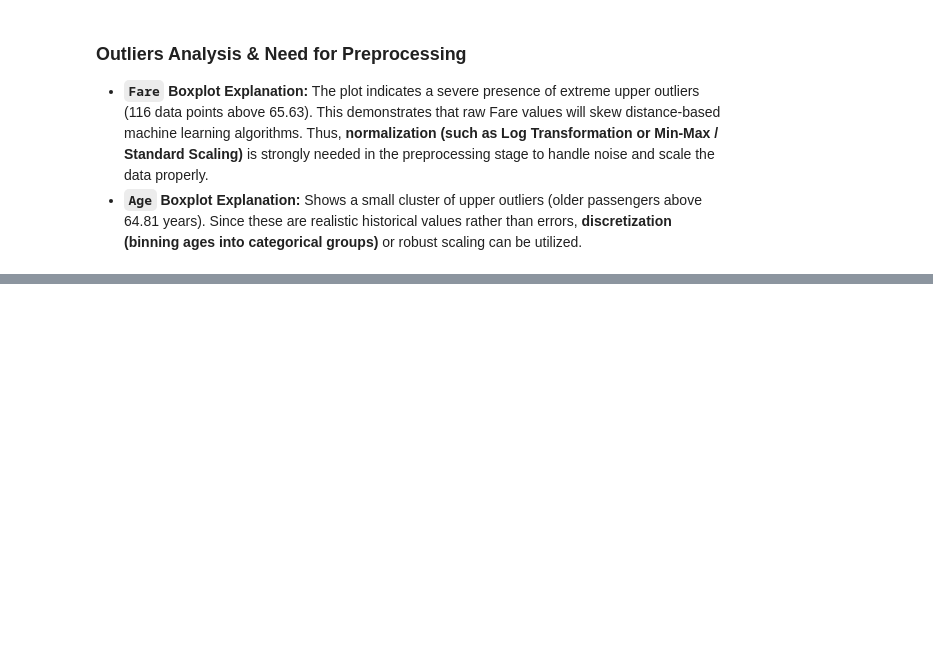
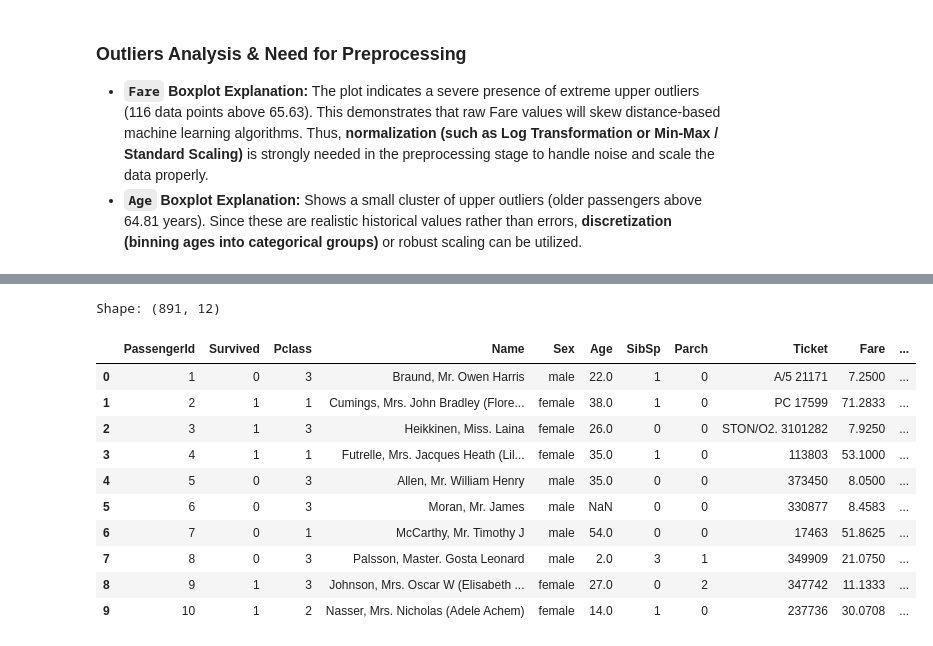
Before and after one commit to Razan445/IT326-Project, a Jupyter notebook: Phase2.ipynb, the cells around one changed output, grey strips where cells are left out. Drawn from its saved outputs; the diff is of its cells as text; code cells hidden in the pictures; blank space fills up the shorter version.

```diff
--- a/Phase2.ipynb
+++ b/Phase2.ipynb
@@ -107,3 +107,7 @@ Fare Outliers Count: 116 (Threshold: > 65.63)
 ### Outliers Analysis & Need for Preprocessing
 - **`Fare` Boxplot Explanation:** The plot indicates a severe presence of extreme upper outliers (116 data points above 65.63). This demonstrates that raw Fare values will skew distance-based machine learning algorithms. Thus, **normalization (such as Log Transformation or Min-Max / Standard Scaling)** is strongly needed in the preprocessing stage to handle noise and scale the data properly.
 - **`Age` Boxplot Explanation:** Shows a small cluster of upper outliers (older passengers above 64.81 years). Since these are realistic historical values rather than errors, **discretization (binning ages into categorical groups)** or robust scaling can be utilized.
+# %%
+import pandas as pd
+
+df = pd.read_csv("https://raw.githubusercontent.com/Razan445/IT326-Project/refs/heads/main/Dataset/Raw_dataset.csv")
@@ -109,0 +117,76 @@ Fare Outliers Count: 116 (Threshold: > 65.63)
+# %%
+# ===== 1. Snapshot of the raw dataset =====
+
+print("Shape:", df.shape)
+
+display(df.head(10))
+
+
+
+# ===== 2. Work on a copy (raw stays untouched) =====
+
+df_clean = df.copy()
+
+print("\nMissing values before:\n", df_clean.isnull().sum())
+
+print("\nDuplicates:", df_clean.duplicated().sum())
+
+
+
+# ===== 3. Handle missing values =====
+
+df_clean["Age"] = df_clean.groupby(["Sex", "Pclass"])["Age"].transform(lambda x: x.fillna(x.median()))
+
+
+
+df_clean["Embarked"] = df_clean["Embarked"].fillna(df_clean["Embarked"].mode()[0])
+
+df_clean = df_clean.drop(columns=["Cabin"])  # ~77% missing
+
+print("\nMissing values after:", df_clean.isnull().sum().sum())
+
+
+
+# ===== 4. Fare outliers (IQR + capping) =====
+
+q1, q3 = df_clean["Fare"].quantile([0.25, 0.75])
+max_limit = q3 + 1.5 * (q3 - q1)
+
+print(f"\nFare outliers: {(df_clean['Fare'] > max_limit).sum()}")
+
+print(f"Upper limit: {max_limit:.2f}")
+
+print("Max Fare before:", df_clean["Fare"].max())
+
+df_clean["Fare"] = df_clean["Fare"].clip(upper=max_limit)
+
+print("Max Fare after:", df_clean["Fare"].max())
+
+
+
+# ===== 5. Before / After summary =====
+
+print("\nRows before:", df.shape[0], "| after:", df_clean.shape[0])
+
+print("Columns before:", df.shape[1], "| after:", df_clean.shape[1])
+
+display(df_clean.head(10))
+
+
+
+# ===== 6. Save for Student 4 =====
+
+df_clean.to_csv("cleaned_step1.csv", index=False)
+# %% [output]
+Shape: (891, 12)
+|  | PassengerId | Survived | Pclass | Name | Sex | Age | SibSp | Parch | Ticket | Fare | ... |
+| 0 | 1 | 0 | 3 | Braund, Mr. Owen Harris | male | 22.0 | 1 | 0 | A/5 21171 | 7.2500 | ... |
+| 1 | 2 | 1 | 1 | Cumings, Mrs. John Bradley (Flore... | female | 38.0 | 1 | 0 | PC 17599 | 71.2833 | ... |
+| 2 | 3 | 1 | 3 | Heikkinen, Miss. Laina | female | 26.0 | 0 | 0 | STON/O2. 3101282 | 7.9250 | ... |
+| 3 | 4 | 1 | 1 | Futrelle, Mrs. Jacques Heath (Lil... | female | 35.0 | 1 | 0 | 113803 | 53.1000 | ... |
+| 4 | 5 | 0 | 3 | Allen, Mr. William Henry | male | 35.0 | 0 | 0 | 373450 | 8.0500 | ... |
+| 5 | 6 | 0 | 3 | Moran, Mr. James | male | NaN | 0 | 0 | 330877 | 8.4583 | ... |
+| 6 | 7 | 0 | 1 | McCarthy, Mr. Timothy J | male | 54.0 | 0 | 0 | 17463 | 51.8625 | ... |
+| 7 | 8 | 0 | 3 | Palsson, Master. Gosta Leonard | male | 2.0 | 3 | 1 | 349909 | 21.0750 | ... |
+| 8 | 9 | 1 | 3 | Johnson, Mrs. Oscar W (Elisabeth ... | female | 27.0 | 0 | 2 | 347742 | 11.1333 | ... |
+| 9 | 10 | 1 | 2 | Nasser, Mrs. Nicholas (Adele Achem) | female | 14.0 | 1 | 0 | 237736 | 30.0708 | ... |
```
Also changed, not shown: parts of 3 cells of this notebook.
